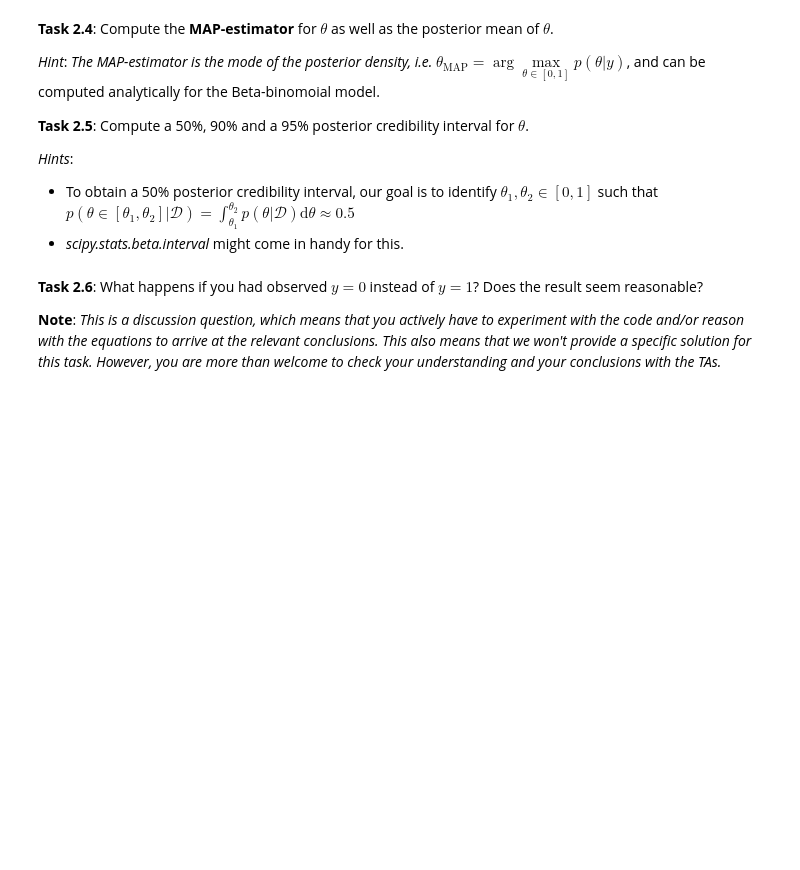
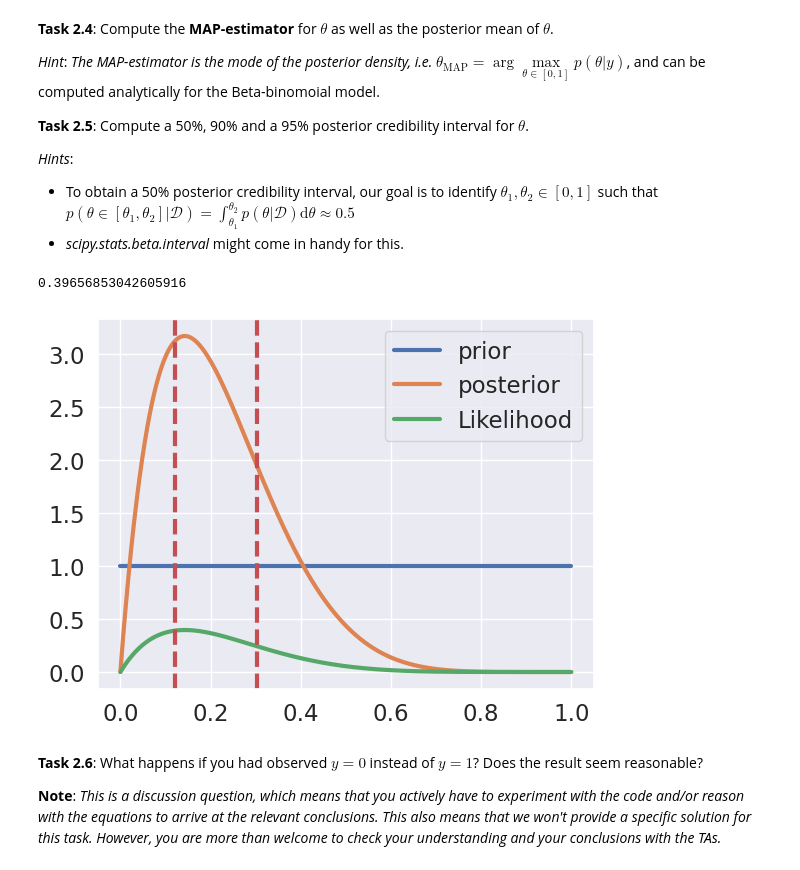
Before and after one commit to DeepEasterbunny/bayesianMachineLearning, a Jupyter notebook: week 1/ex1_handout.ipynb, the cells around one changed output. Drawn from its saved outputs; the diff is of its cells as text; code cells hidden in the pictures; blank space fills up the shorter version.

```diff
--- a/week 1/ex1_handout.ipynb
+++ b/week 1/ex1_handout.ipynb
@@ -180,6 +241,40 @@ As before, your dataset is given by $\mathcal{D} = \left\lbrace N = 7, y = 1\rig
 *Hints*:
 -  To obtain a 50% posterior credibility interval, our goal is to identify $\theta_1, \theta_2 \in \left[0, 1\right]$ such that  $p(\theta \in \left[\theta_1, \theta_2\right]|\mathcal{D}) = \int _{\theta_1}^{\theta_2} p(\theta|\mathcal{D}) \text{d} \theta  \approx 0.5$
 - *scipy.stats.beta.interval* might come in handy for this.
+# %%
+# Map-estimator
+def beta_binom_map(thetas, N = 7, y = 1, a0 = 1, b0 = 1):
+    return jnp.pow(thetas, y + a0 - 1) * jnp.pow(1 - thetas, N - y + b0 - 1)
+
+
+N = 7
+y = 1
+a0 = 1
+b0 = 1
+
+a = a0 + y
+b = b0 + N - y
+
+t1 = beta_binom_map(thetas, N = N, y = y, a0 = a0, b0 = b0)
+
+# Confidence intervals
+confint = beta_dist.interval(0.5, a, b)
+
+thetas = jnp.linspace(0,1,1000)
+prior = beta_dist.pdf(thetas, a0, b0)
+plt.plot(thetas, prior, label = "prior")
+posterior = beta_dist.pdf(thetas, a, b)
+plt.plot(thetas, posterior, label = "posterior")
+likelihood = binom_dist.pmf(k = y, n = N, p = thetas)
+plt.plot(thetas, likelihood, label = "Likelihood")
+plt.axvline(confint[0], color = 'r', linestyle = '--')
+plt.axvline(confint[1], color = 'r', linestyle = '--')
+print(likelihood[jnp.argmax(likelihood)])
+plt.legend()
+plt.show()
+# %% [output]
+0.39656853042605916
+[figure, added]
 # %% [markdown]
 **Task 2.6**: What happens if you had observed $y = 0$ instead of $y = 1$? Does the result seem reasonable?
 
```
Also changed, not shown: parts of 17 cells of this notebook, 5 other files.
